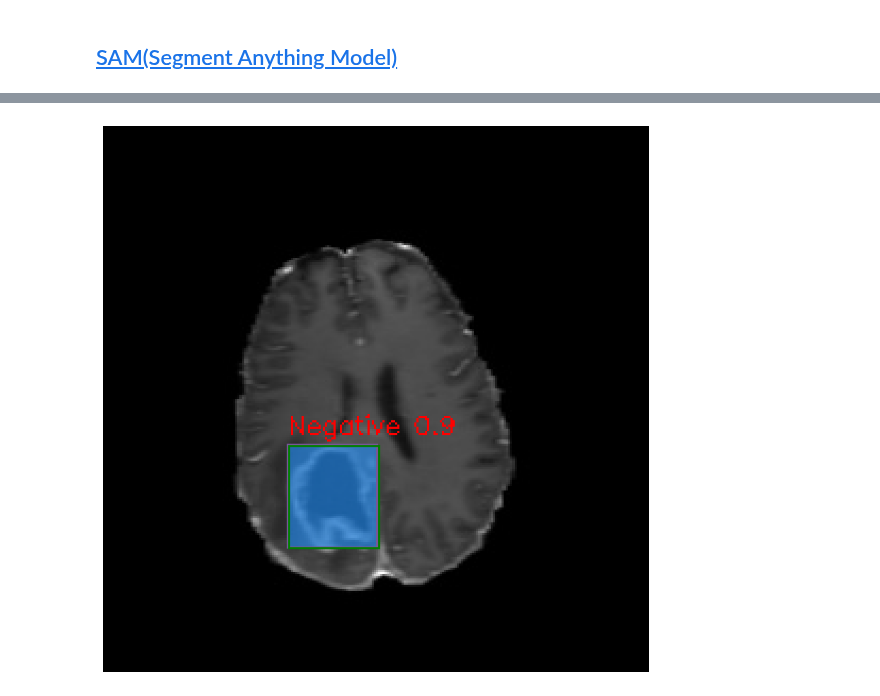
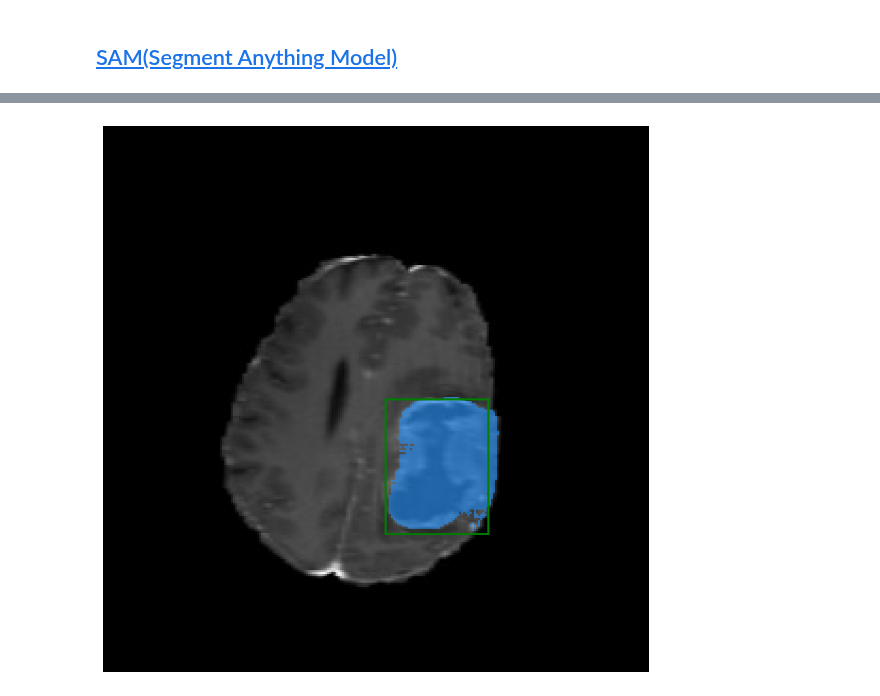
Before and after one commit to Mr-Kondo/_Inbox, a Jupyter notebook: Brain_Tumor_Detection_using_YOLO_v10_and_SAM_axial_t1wce.ipynb, the cells around one changed output, grey strips where cells are left out. Drawn from its saved outputs; the diff is of its cells as text; code cells hidden in the pictures.

```diff
--- a/Brain_Tumor_Detection_using_YOLO_v10_and_SAM_axial_t1wce.ipynb
+++ b/Brain_Tumor_Detection_using_YOLO_v10_and_SAM_axial_t1wce.ipynb
@@ -491,7 +491,7 @@ sam = sam_model_registry[model_type](checkpoint=sam_checkpoint)
 device = 0
 sam.to(device=device)
 predictor = SamPredictor(sam)
-predictor.set_image(img_pred)
+predictor.set_image(image)
 # %%
 def show_mask(mask, ax, random_color=False):
     if random_color:
@@ -535,10 +535,10 @@ masks, _, _ = predictor.predict(
 )
 # %%
 plt.figure(figsize=(10, 10))
-plt.imshow(img_pred, cmap='gray')
+plt.imshow(image, cmap='gray')
 show_mask(masks[0], plt.gca())
 show_box(input_box, plt.gca())
 plt.axis('off')
 plt.show()
 # %% [output]
-[figure, old version]
+[figure, new version]
```
Also changed, not shown: parts of 19 cells of this notebook.
